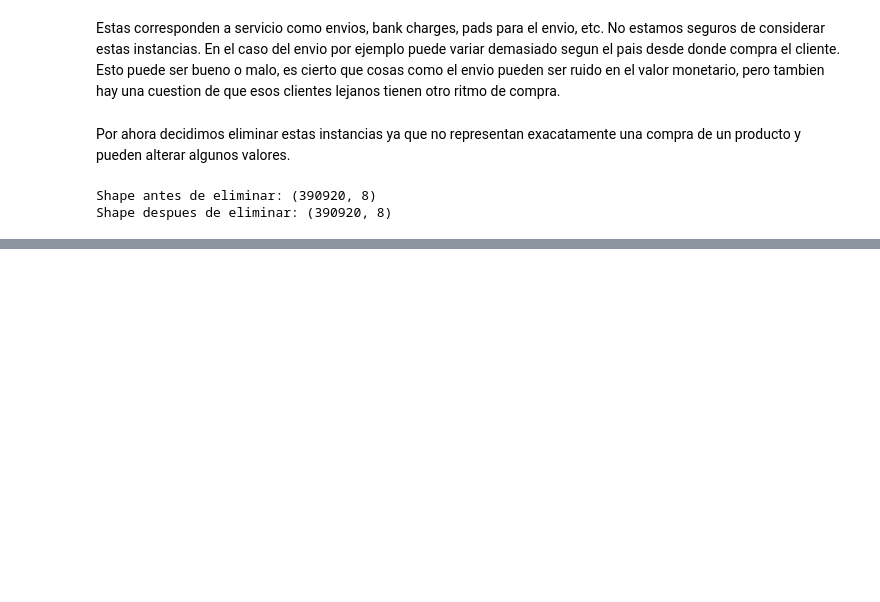
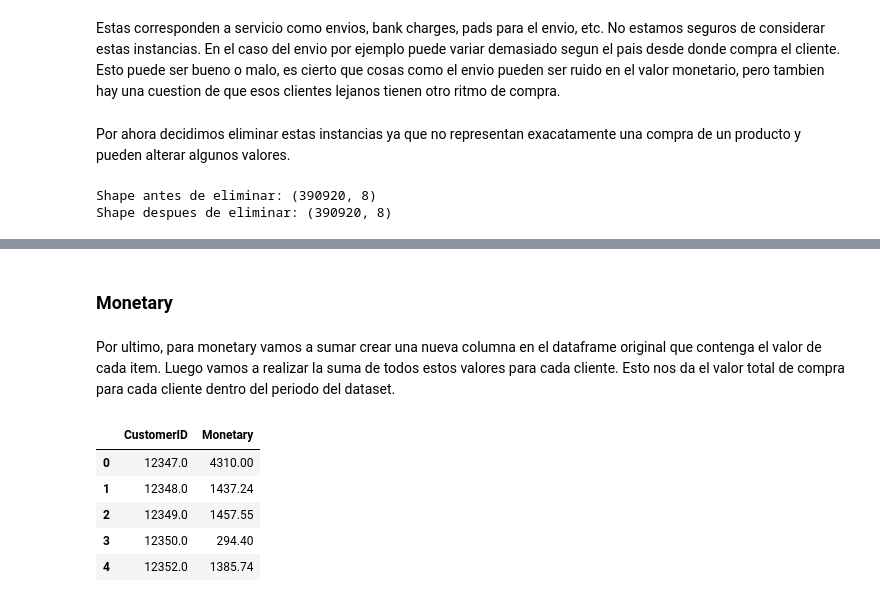
Before and after one commit to PulidoLuciano/RetailClustering, a Jupyter notebook: RetailClustering/notebooks/raw_visualization.ipynb, the cells around one changed output, grey strips where cells are left out. Cells and saved outputs as stored; diff of their text form; code cells hidden in the pictures; blank space fills up the shorter version.

```diff
--- a/RetailClustering/notebooks/raw_visualization.ipynb
+++ b/RetailClustering/notebooks/raw_visualization.ipynb
@@ -466,0 +514,17 @@ Shape despues de eliminar: (390920, 8)
+# %% [markdown]
+### Monetary
+# %% [markdown]
+Por ultimo, para monetary vamos a sumar crear una nueva columna en el dataframe original que contenga el valor de cada item. Luego vamos a realizar la suma de todos estos valores para cada cliente. Esto nos da el valor total de compra para cada cliente dentro del periodo del dataset.
+# %%
+retail_df['TotalPrice'] = retail_df['Quantity'] * retail_df['UnitPrice']
+
+monetary_df = retail_df.groupby('CustomerID')['TotalPrice'].sum().reset_index()
+monetary_df.rename(columns={'TotalPrice': 'Monetary'}, inplace=True)
+monetary_df.head()
+# %% [output]
+|  | CustomerID | Monetary |
+| 0 | 12347.0 | 4310.00 |
+| 1 | 12348.0 | 1437.24 |
+| 2 | 12349.0 | 1457.55 |
+| 3 | 12350.0 | 294.40 |
+| 4 | 12352.0 | 1385.74 |
```
Also changed, not shown: parts of 14 cells of this notebook.
